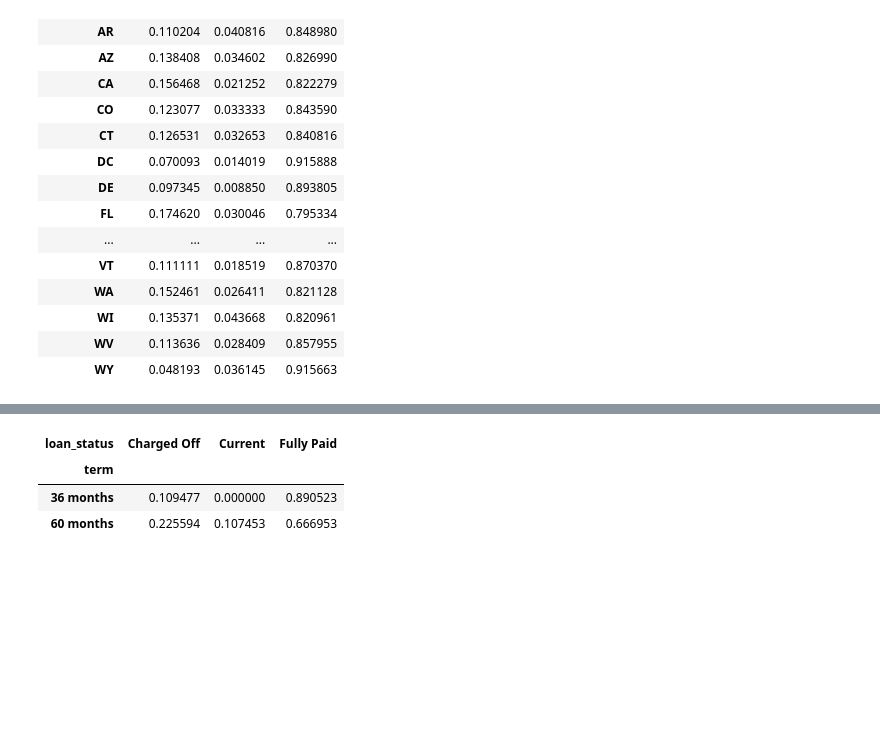
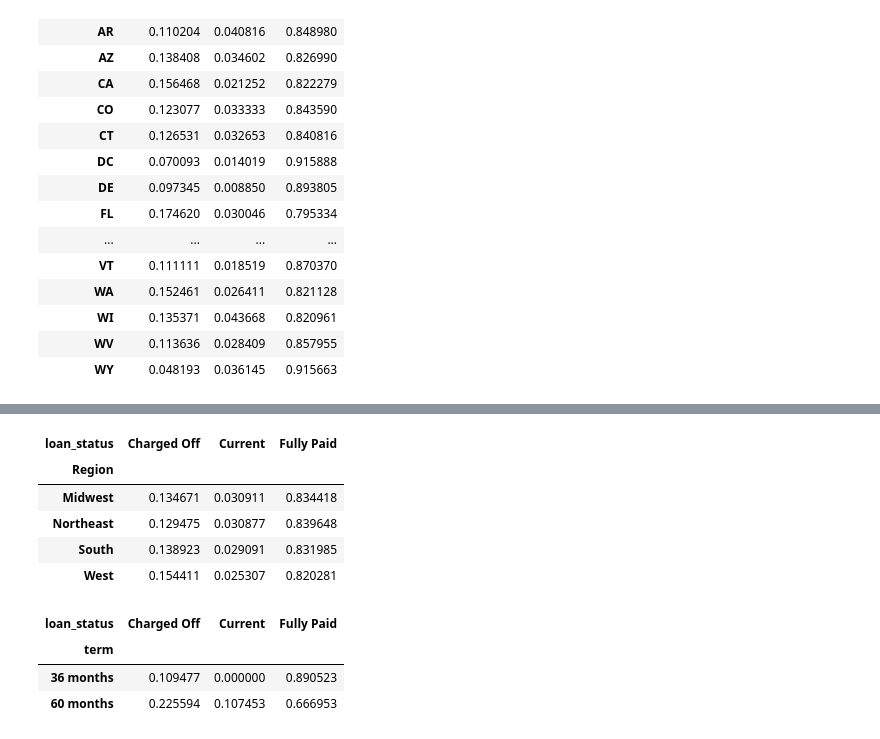
Before and after one commit to karthikmnkrishna/Loan-default-prediction, a Jupyter notebook: Loan_Case_study.ipynb, the cells around one changed output, grey strips where cells are left out. Drawn from its saved outputs; the diff is of its cells as text; code cells hidden in the pictures; blank space fills up the shorter version.

```diff
--- a/Loan_Case_study.ipynb
+++ b/Loan_Case_study.ipynb
@@ -574,3 +579,12 @@ states = {
+# %%
+pd.crosstab([df.Region],df.loan_status,values=df.loan_amnt,aggfunc='count' ,normalize= 'index')
+# %% [output]
+| loan_status | Charged Off | Current | Fully Paid |
+| Region |  |  |  |
+| Midwest | 0.134671 | 0.030911 | 0.834418 |
+| Northeast | 0.129475 | 0.030877 | 0.839648 |
+| South | 0.138923 | 0.029091 | 0.831985 |
+| West | 0.154411 | 0.025307 | 0.820281 |
 # %%
 pd.crosstab(index = [df.term] , columns = df.loan_status , values = df.loan_amnt, aggfunc = 'count' , normalize= 'index')
 # %% [output]
```
Also changed, not shown: parts of 2 cells of this notebook.
